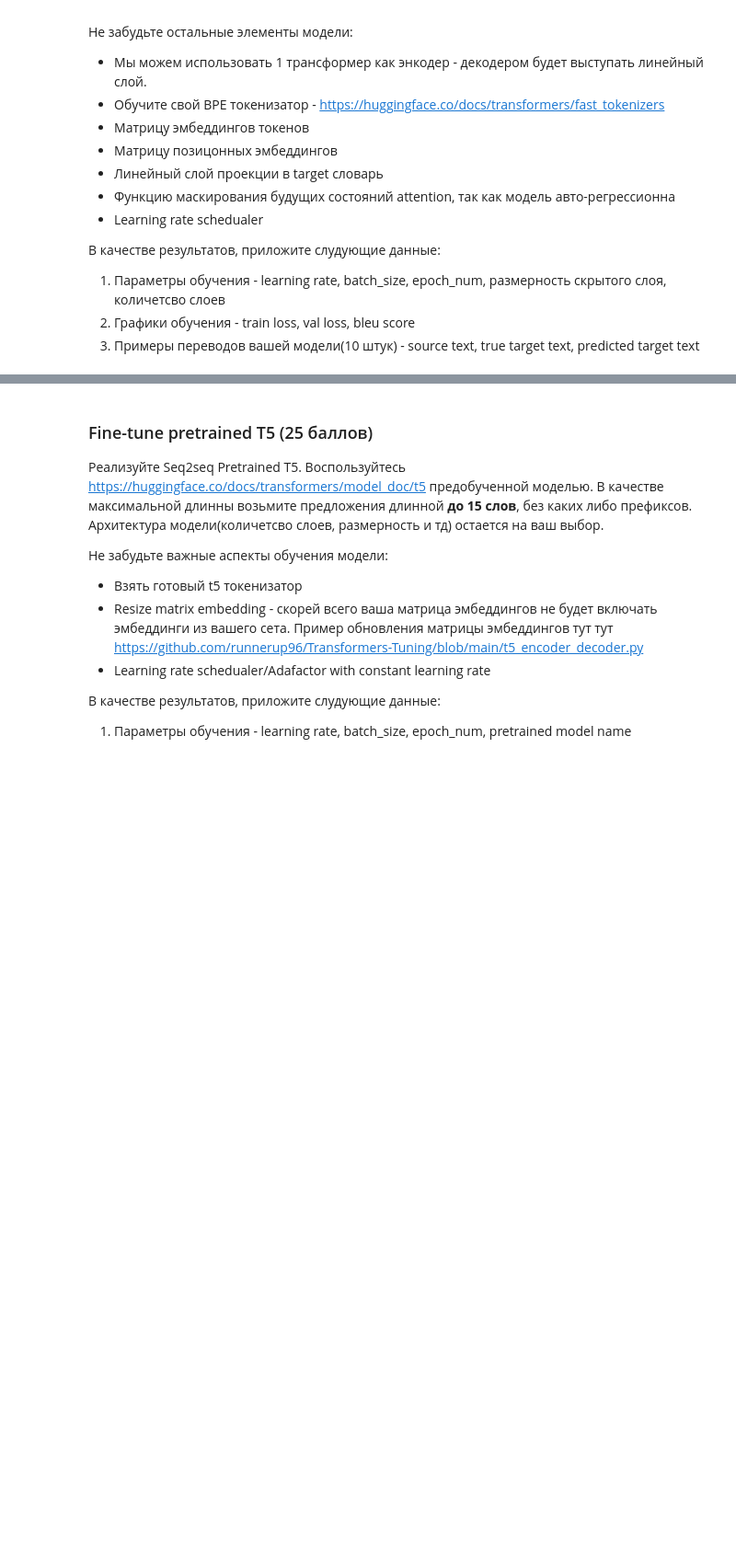
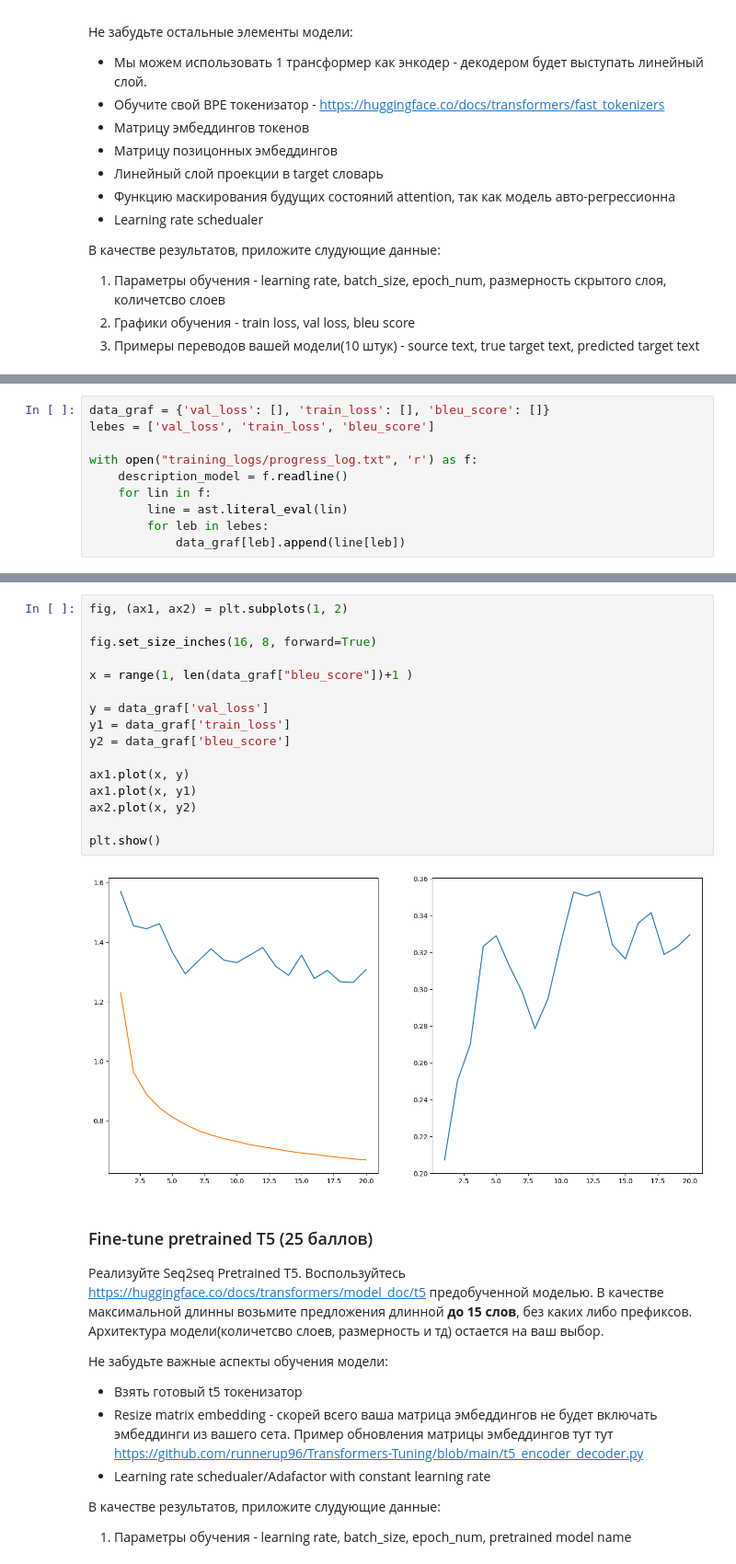
Before and after one commit to StrongUzumaki/pytorch-machine-translation, a Jupyter notebook: Transfomers training.ipynb, the cells around one changed output, grey strips where cells are left out. Shown: that part at 92% size. Cells and saved outputs as stored; diff of their text form; blank space fills up the shorter version.

```diff
--- a/Transfomers training.ipynb
+++ b/Transfomers training.ipynb
@@ -80,0 +104,10 @@ RuntimeError: Could not infer dtype of tokenizers.Encoding
+# %%
+data_graf = {'val_loss': [], 'train_loss': [], 'bleu_score': []}
+lebes = ['val_loss', 'train_loss', 'bleu_score']
+
+with open("training_logs/progress_log.txt", 'r') as f:
+    description_model = f.readline()
+    for lin in f:
+        line = ast.literal_eval(lin)
+        for leb in lebes:
+            data_graf[leb].append(line[leb])
@@ -81,3 +137,21 @@ RuntimeError: Could not infer dtype of tokenizers.Encoding
+# %%
+fig, (ax1, ax2) = plt.subplots(1, 2)
+
+fig.set_size_inches(16, 8, forward=True)
+
+x = range(1, len(data_graf["bleu_score"])+1 )
+
+y = data_graf['val_loss']
+y1 = data_graf['train_loss']
+y2 = data_graf['bleu_score']
+
+ax1.plot(x, y)
+ax1.plot(x, y1)
+ax2.plot(x, y2)
+
+plt.show()
+# %% [output]
+[figure, added]
 # %% [markdown]
 ### Fine-tune pretrained T5 (25 баллов)
 
```
Also changed, not shown: parts of 22 cells of this notebook.
